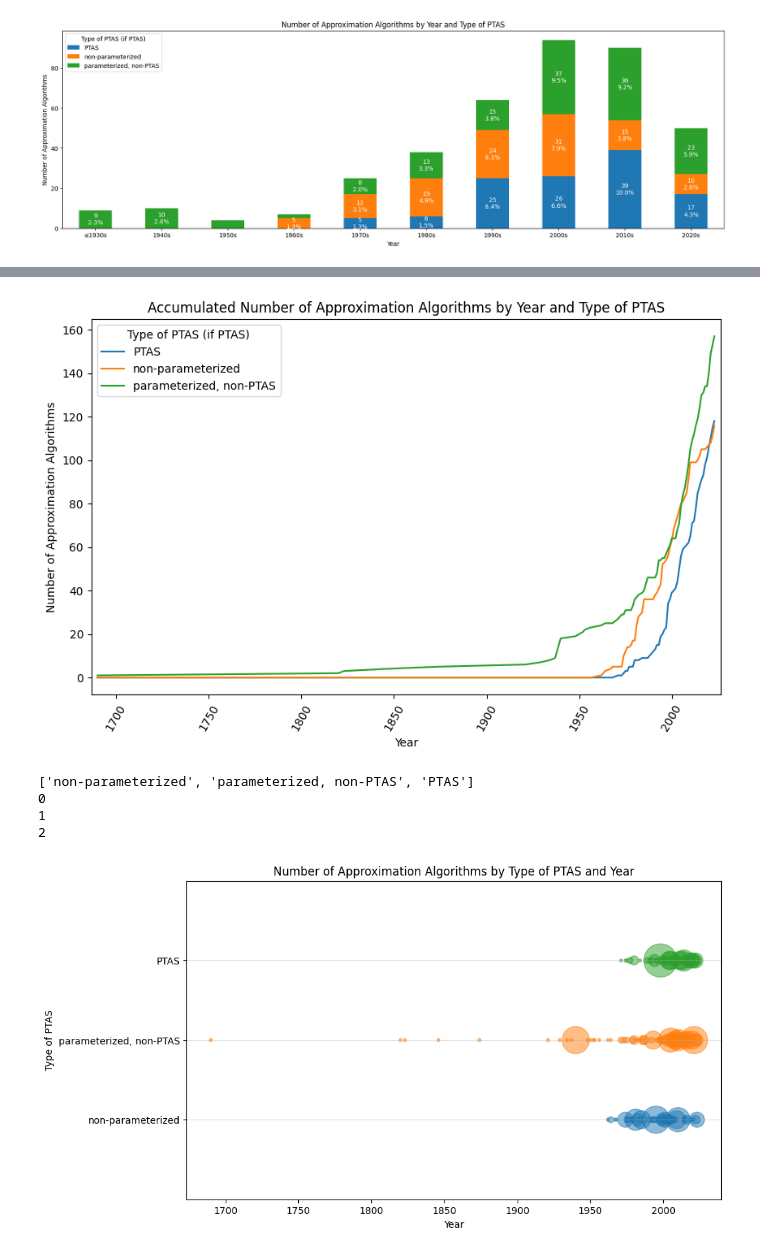
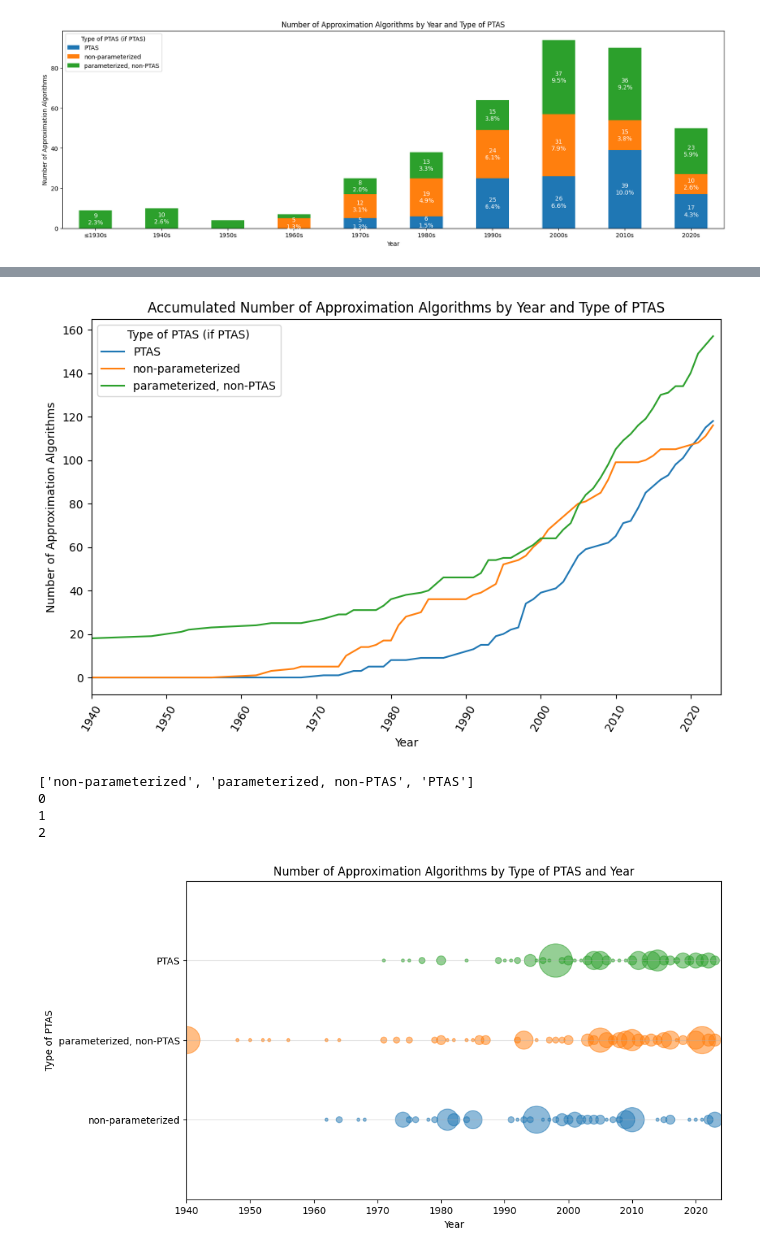
Before and after one commit to andrewlucasgs/approximation-algorithms, a Jupyter notebook: type_of_ptas PTAS merged.ipynb, the cells around one changed output, grey strips where cells are left out. Drawn from its saved outputs; the diff is of its cells as text; code cells hidden in the pictures.

```diff
--- a/type_of_ptas PTAS merged.ipynb
+++ b/type_of_ptas PTAS merged.ipynb
@@ -136,7 +138,8 @@ plt.show()
 [figure]
 # %%
 # Plot number of approximation algorithms by type of PTAS
-data = approximation_algorithms
+data = approximation_algorithms.copy()
+
 
 # remove '?' from 'Type of PTAS (if PTAS)' column
 data['Type of PTAS (if PTAS)'] = data['Type of PTAS (if PTAS)'].str.replace('?', '')
@@ -175,7 +178,8 @@ plt.show()
 [figure]
 # %%
 # Plot number of approximation algorithms by type of PTAS
-data = approximation_algorithms
+data = approximation_algorithms.copy()
+
 
 # remove '?' from 'Type of PTAS (if PTAS)' column
 data['Type of PTAS (if PTAS)'] = data['Type of PTAS (if PTAS)'].str.replace('?', '')
@@ -376,6 +383,7 @@ plt.show()
 # %%
 # Plot accumulated number of approximation algorithms by year
-data = approximation_algorithms
+data = approximation_algorithms.copy()
+
 
 # remove '?' from 'Type of PTAS (if PTAS)' column
 data['Type of PTAS (if PTAS)'] = data['Type of PTAS (if PTAS)'].str.replace('?', '')
@@ -390,6 +398,7 @@ ptas_type_count_per_year.plot(kind='line', ax=ax)
 # set figure size
 fig.set_size_inches(10, 6)
 plt.xticks(rotation=60)
+plt.xlim(1940, 2024)
 
 plt.margins(x=0.01)
 
@@ -398,9 +407,10 @@ ax.set_ylabel('Number of Approximation Algorithms')
 ax.set_title('Accumulated Number of Approximation Algorithms by Year and Type of PTAS')
 plt.show()
 # %% [output]
-[figure, old version]
+[figure, new version]
 # %%
-data = approximation_algorithms
+data = approximation_algorithms.copy()
+
 types_of_ptas = data['Type of PTAS (if PTAS)'].dropna().unique()
 
 
@@ -414,31 +424,32 @@ ax.grid(axis='y', alpha=0.4)
 ylabels = []
 for i, ptas_type in enumerate(types_of_ptas):
     ylabels.append(ptas_type)
 print(ylabels)
 for i, ptas_type in enumerate(types_of_ptas):
     print(i)
     x = data.index
     y = np.full_like(x, i)
     s = data[ptas_type].values
     ax.scatter(x, y, s=10*s**2, alpha=0.5, label=ptas_type)
 
 
 # margin y
 ax.set_ylim(-1, len(types_of_ptas))
+plt.xlim(1940, 2024)
 
 
 ax.set_yticks(np.arange(len(types_of_ptas)))
 ax.set_yticklabels(ylabels)
 ax.set_xlabel('Year')
 ax.set_ylabel('Type of PTAS')
 ax.set_title('Number of Approximation Algorithms by Type of PTAS and Year')
 
 
 # plt.legend(title='Type of PTAS')
 plt.show()
 # %% [output]
 ['non-parameterized', 'parameterized, non-PTAS', 'PTAS']
 0
 1
 2
-[figure, old version]
+[figure, new version]
```
Also changed, not shown: parts of 4 cells of this notebook, 3 other files.
